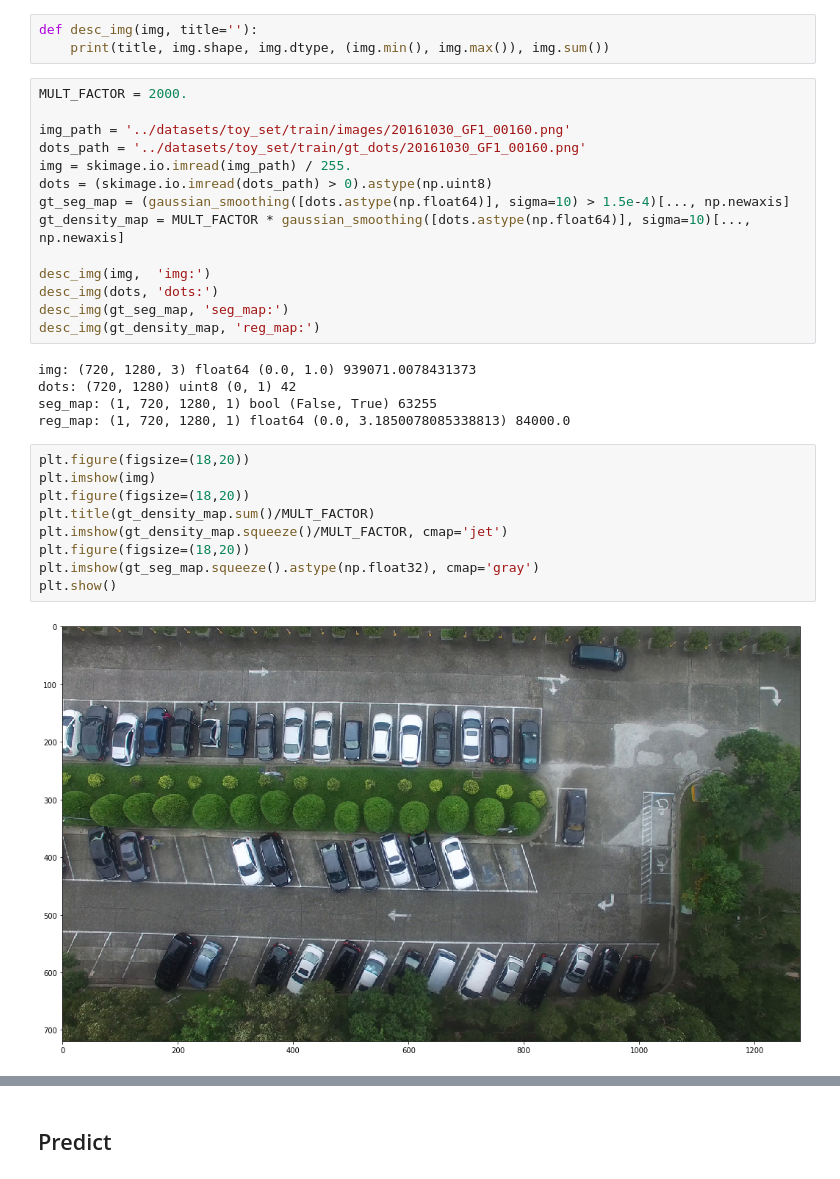
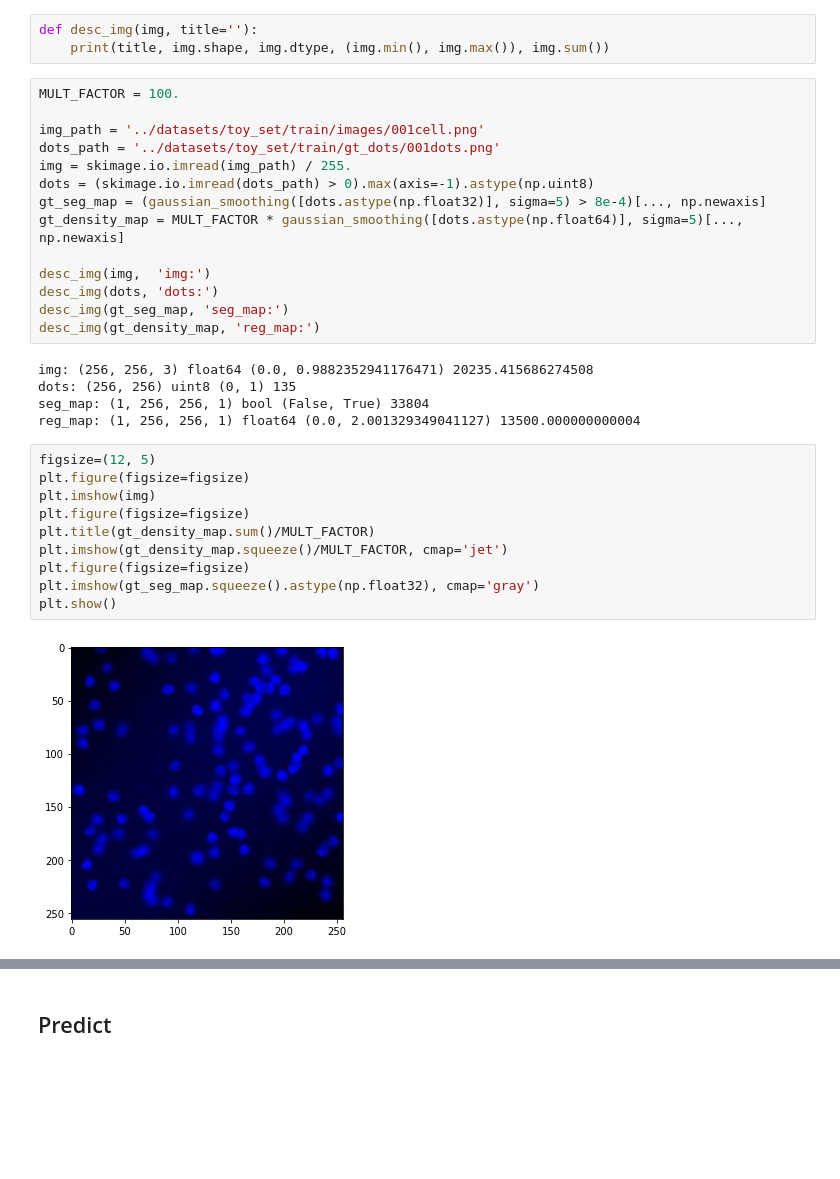
Before and after one commit to Tudor67/Object-Counting, a Jupyter notebook: neural_networks/seg_reg_net.ipynb, the cells around one changed output, grey strips where cells are left out. Drawn from its saved outputs; the diff is of its cells as text; blank space fills up the shorter version.

Commit message:
updated SegRegNet.ipynb with vgg_cells example (ok)

```diff
--- a/neural_networks/seg_reg_net.ipynb
+++ b/neural_networks/seg_reg_net.ipynb
@@ -46,32 +47,33 @@ ________________________________________________________________________________
 def desc_img(img, title=''):
     print(title, img.shape, img.dtype, (img.min(), img.max()), img.sum())
 # %%
-MULT_FACTOR = 2000.
+MULT_FACTOR = 100.
 
-img_path = '../datasets/toy_set/train/images/20161030_GF1_00160.png'
-dots_path = '../datasets/toy_set/train/gt_dots/20161030_GF1_00160.png'
+img_path = '../datasets/toy_set/train/images/001cell.png'
+dots_path = '../datasets/toy_set/train/gt_dots/001dots.png'
 img = skimage.io.imread(img_path) / 255.
-dots = (skimage.io.imread(dots_path) > 0).astype(np.uint8)
-gt_seg_map = (gaussian_smoothing([dots.astype(np.float64)], sigma=10) > 1.5e-4)[..., np.newaxis]
-gt_density_map = MULT_FACTOR * gaussian_smoothing([dots.astype(np.float64)], sigma=10)[..., np.newaxis]
+dots = (skimage.io.imread(dots_path) > 0).max(axis=-1).astype(np.uint8)
+gt_seg_map = (gaussian_smoothing([dots.astype(np.float32)], sigma=5) > 8e-4)[..., np.newaxis]
+gt_density_map = MULT_FACTOR * gaussian_smoothing([dots.astype(np.float64)], sigma=5)[..., np.newaxis]
 
 desc_img(img,  'img:')
 desc_img(dots, 'dots:')
 desc_img(gt_seg_map, 'seg_map:')
 desc_img(gt_density_map, 'reg_map:')
 # %% [output]
-img: (720, 1280, 3) float64 (0.0, 1.0) 939071.0078431373
-dots: (720, 1280) uint8 (0, 1) 42
-seg_map: (1, 720, 1280, 1) bool (False, True) 63255
-reg_map: (1, 720, 1280, 1) float64 (0.0, 3.1850078085338813) 84000.0
+img: (256, 256, 3) float64 (0.0, 0.9882352941176471) 20235.415686274508
+dots: (256, 256) uint8 (0, 1) 135
+seg_map: (1, 256, 256, 1) bool (False, True) 33804
+reg_map: (1, 256, 256, 1) float64 (0.0, 2.001329349041127) 13500.000000000004
 # %%
-plt.figure(figsize=(18,20))
+figsize=(12, 5)
+plt.figure(figsize=figsize)
 plt.imshow(img)
-plt.figure(figsize=(18,20))
+plt.figure(figsize=figsize)
 plt.title(gt_density_map.sum()/MULT_FACTOR)
 plt.imshow(gt_density_map.squeeze()/MULT_FACTOR, cmap='jet')
-plt.figure(figsize=(18,20))
+plt.figure(figsize=figsize)
 plt.imshow(gt_seg_map.squeeze().astype(np.float32), cmap='gray')
 plt.show()
 # %% [output]
-[figure, old version]
+[figure, new version]
```
Also changed, not shown: parts of 5 cells of this notebook.
